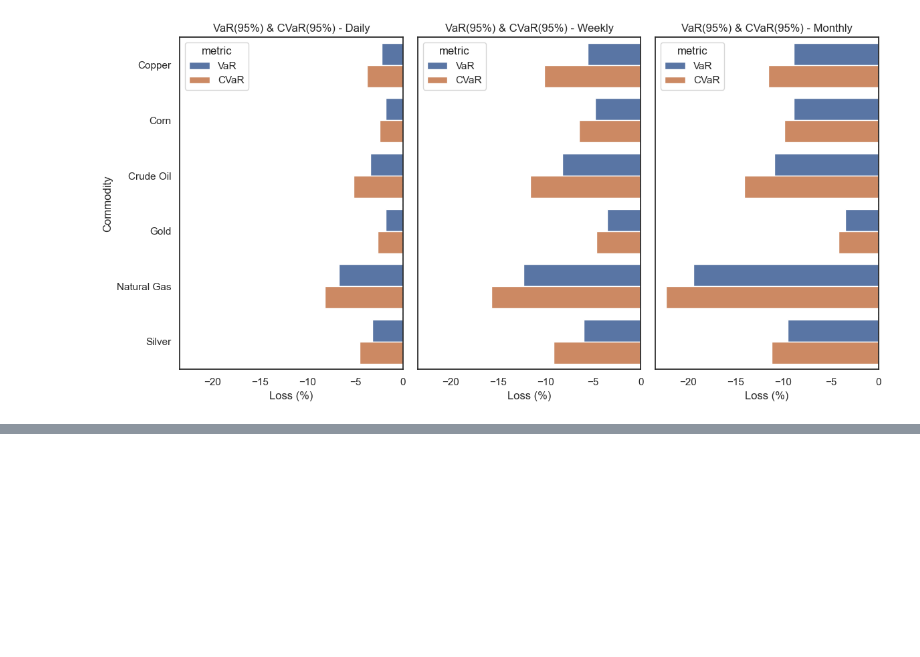
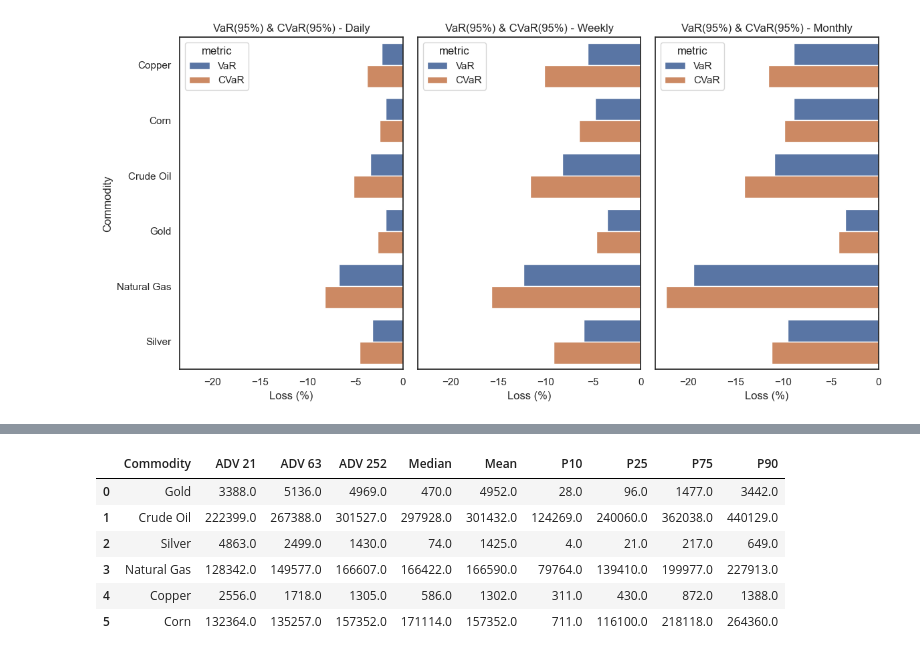
Before and after one commit to dgalassi99/commodity_lab, a Jupyter notebook: projects/commodity_dashboard/commodity_dashboard.ipynb, the cells around one changed output, grey strips where cells are left out. Saved outputs shown, nothing was run; the diff lists cells and outputs as text; code cells hidden in the pictures; blank space fills up the shorter version.

```diff
--- a/projects/commodity_dashboard/commodity_dashboard.ipynb
+++ b/projects/commodity_dashboard/commodity_dashboard.ipynb
@@ -359,0 +386,49 @@ plt.show()
+# %%
+#liquidity snapshot
+
+dfv = df.copy()
+liquidity_stats = list()
+for commodity in dfv.name.unique():
+    data = dfv[dfv.name == commodity].copy()
+
+    #ADV
+    adv21 = round(data.volume.rolling(21).mean().iloc[-1],0)
+    adv63 = round(data.volume.rolling(63).mean().iloc[-1],0)
+    adv252 = round(data.volume.rolling(252).mean().iloc[-1],0)
+
+    #Median Volume
+    median_vol = round(data.volume.median(),0)
+
+    #Average Volume
+    mean_vol = round(data.volume.mean(),0)
+
+    #percentiles
+
+    p10 = round(np.percentile(data.volume,10),0)
+    p25 = round(np.percentile(data.volume,25),0)
+    p75 = round(np.percentile(data.volume,75),0)
+    p90 = round(np.percentile(data.volume,90),0)
+
+    liquidity_stats.append({
+        'Commodity': commodity,
+        'ADV 21': adv21,
+        'ADV 63': adv63,
+        'ADV 252': adv252,
+        'Median': median_vol,
+        'Mean' : mean_vol,
+        'P10': p10,
+        'P25': p25,
+        'P75': p75,
+        'P90': p90
+    })
+
+liq_df = pd.DataFrame(liquidity_stats)
+liq_df
+# %% [output]
+|  | Commodity | ADV 21 | ADV 63 | ADV 252 | Median | Mean | P10 | P25 | P75 | P90 |
+| 0 | Gold | 3388.0 | 5136.0 | 4969.0 | 470.0 | 4952.0 | 28.0 | 96.0 | 1477.0 | 3442.0 |
+| 1 | Crude Oil | 222399.0 | 267388.0 | 301527.0 | 297928.0 | 301432.0 | 124269.0 | 240060.0 | 362038.0 | 440129.0 |
+| 2 | Silver | 4863.0 | 2499.0 | 1430.0 | 74.0 | 1425.0 | 4.0 | 21.0 | 217.0 | 649.0 |
+| 3 | Natural Gas | 128342.0 | 149577.0 | 166607.0 | 166422.0 | 166590.0 | 79764.0 | 139410.0 | 199977.0 | 227913.0 |
+| 4 | Copper | 2556.0 | 1718.0 | 1305.0 | 586.0 | 1302.0 | 311.0 | 430.0 | 872.0 | 1388.0 |
+| 5 | Corn | 132364.0 | 135257.0 | 157352.0 | 171114.0 | 157352.0 | 711.0 | 116100.0 | 218118.0 | 264360.0 |
```
Also changed, not shown: parts of 14 cells of this notebook, 1 other file.
